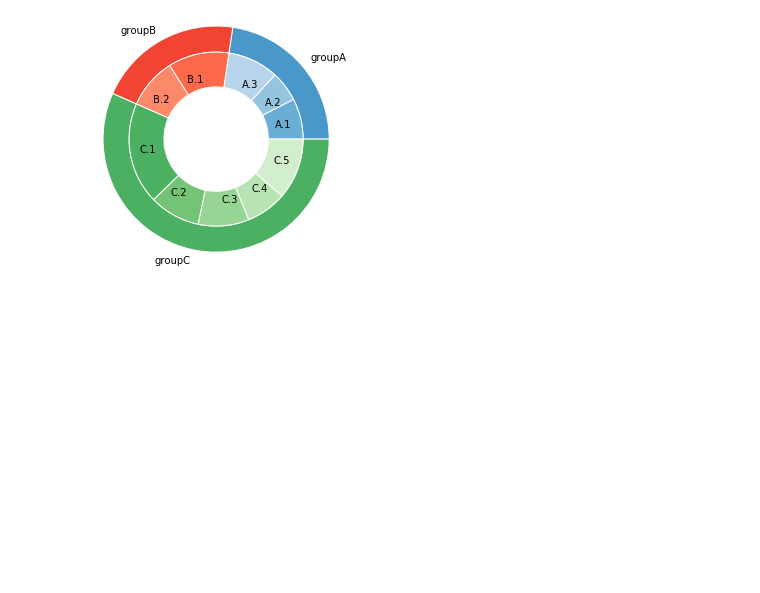
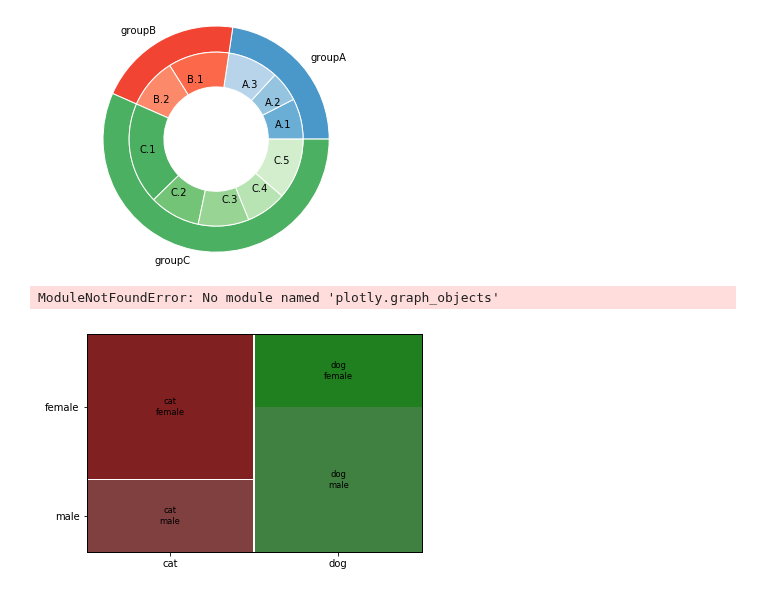
Before and after one commit to mulukenm/DataVisualization, a Jupyter notebook: JN_DVisualization.ipynb, the cells around one changed output. Cells and saved outputs as stored; diff of their text form; code cells hidden in the pictures; blank space fills up the shorter version.

```diff
--- a/JN_DVisualization.ipynb
+++ b/JN_DVisualization.ipynb
@@ -202,3 +202,14 @@ plt.margins(0,0)
 plt.show()
 # %% [output]
 [figure]
+# %%
+##More complex Sankey diagram with colored links
+
+import plotly.graph_objects as go
+import urllib, json
+
+url = 'https://raw.githubusercontent.com/plotly/plotly.js/master/test/image/mocks/sankey_energy.json'
+response = urllib.request.urlopen(url)
+data = json.loads(response.read())
+# %% [output]
+ModuleNotFoundError: No module named 'plotly.graph_objects'
@@ -204,0 +247,14 @@ plt.show()
+# %%
+# Mosaic (marimmeko) plot example https://sukhbinder.wordpress.com/2018/09/18/mosaic-plot-in-python/
+
+from statsmodels.graphics.mosaicplot import mosaic
+import matplotlib.pyplot as plt
+import pandas
+
+gender = ['male', 'male', 'male', 'female', 'female', 'female']
+pet = ['cat', 'dog', 'dog', 'cat', 'dog', 'cat']
+data = pandas.DataFrame({'gender': gender, 'pet': pet})
+mosaic(data, ['pet', 'gender'])
+plt.show()
+# %% [output]
+[figure, added]
```
Also changed, not shown: parts of 1 cell of this notebook.
